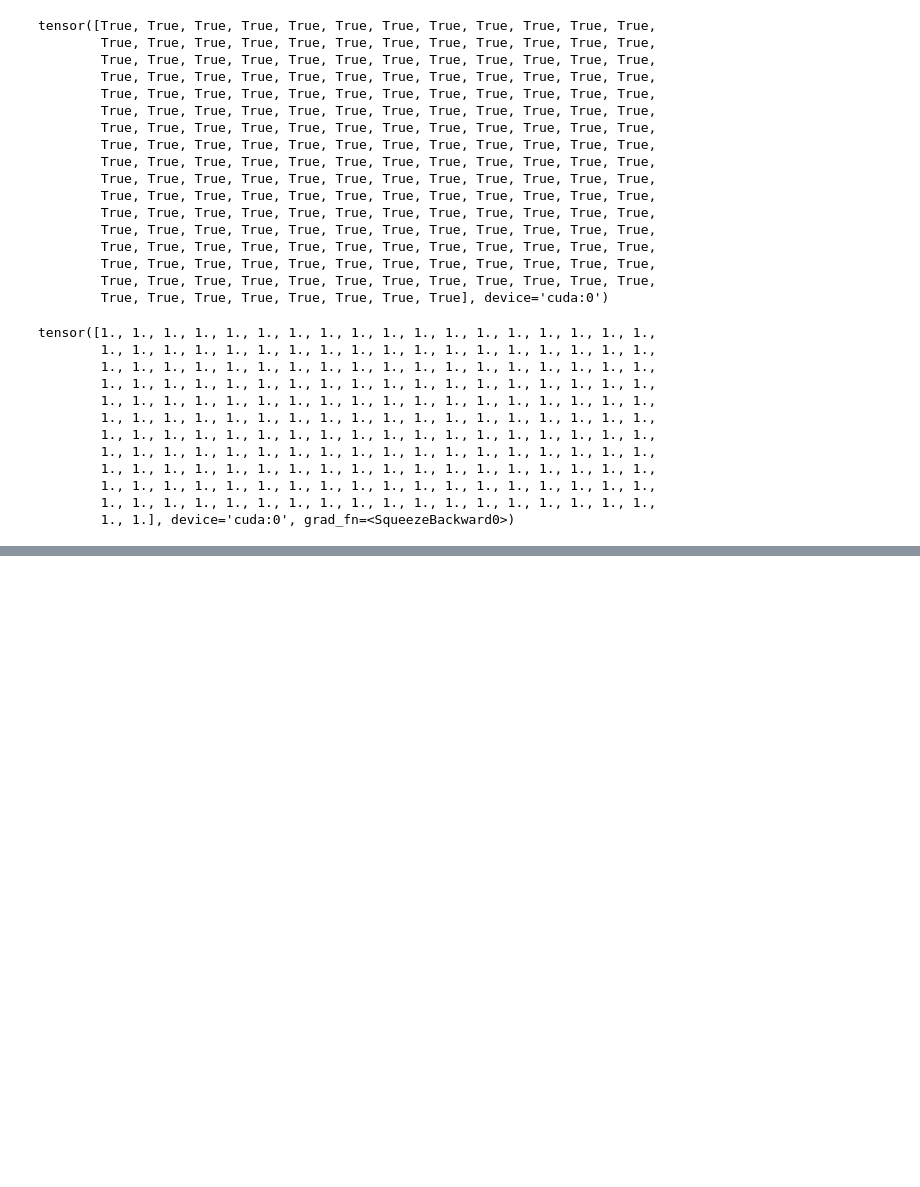
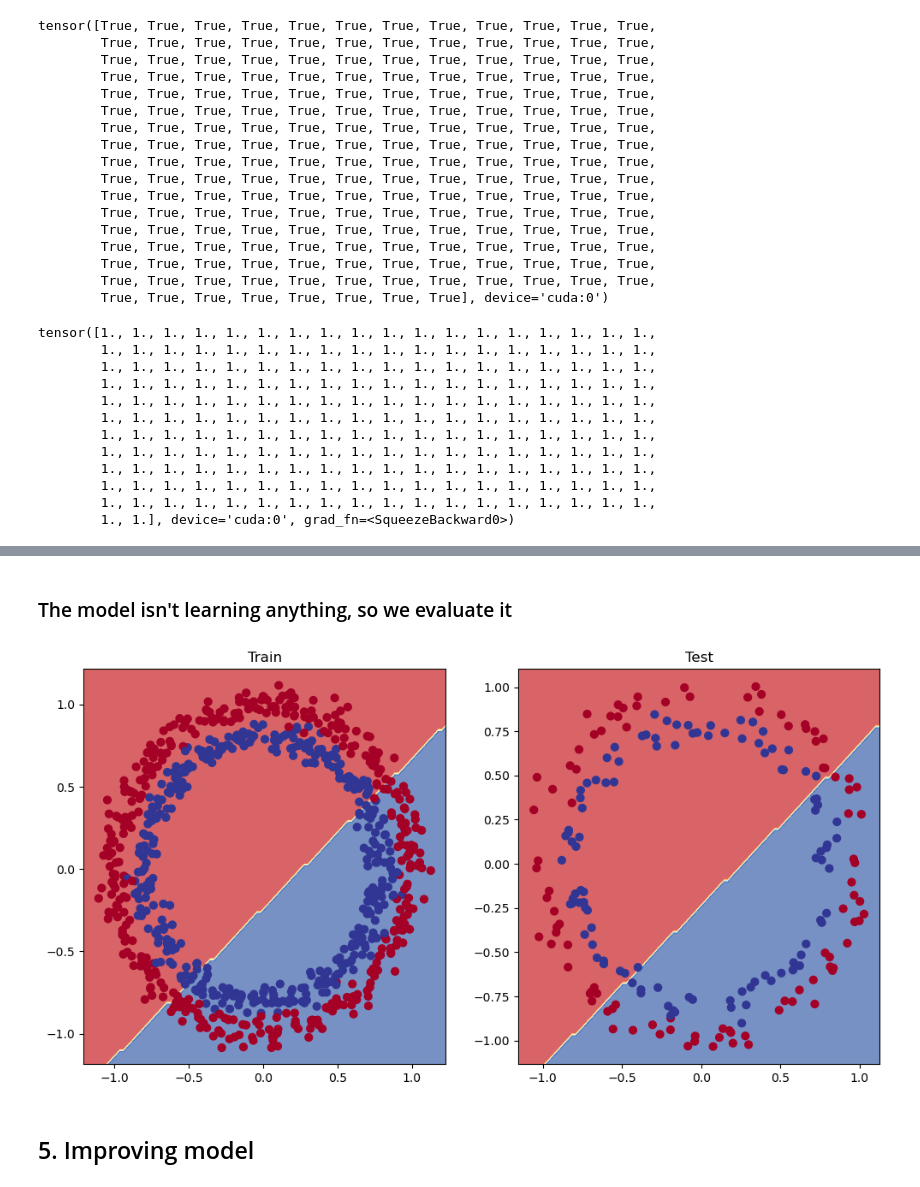
Before and after one commit to dawn-cmd/PytorchLearning, a Jupyter notebook: 02_pytorch_classification.ipynb, the cells around one changed output, grey strips where cells are left out. Drawn from its saved outputs; the diff is of its cells as text; code cells hidden in the pictures; blank space fills up the shorter version.

```diff
--- a/02_pytorch_classification.ipynb
+++ b/02_pytorch_classification.ipynb
@@ -104,8 +104,8 @@ circle_model_v0(
 )
 # %%
 model_0 = nn.Sequential(
-    nn.Linear(in_features=2, out_features=4),
-    nn.Linear(in_features=4, out_features=1),
+    nn.Linear(in_features=2, out_features=5),
+    nn.Linear(in_features=5, out_features=1),
 ).to(device)
 model_0
 # %% [output]
@@ -284,0 +287,2 @@ Epoch: 1990 | Train Loss: 0.69291 | Train Acc: 51.12% | Test Loss: 0.69514 | Tes
+# %% [markdown]
+### The model isn't learning anything, so we evaluate it
@@ -284,0 +299,14 @@ Epoch: 1990 | Train Loss: 0.69291 | Train Acc: 51.12% | Test Loss: 0.69514 | Tes
+# %%
+import matplotlib.pyplot as plt
+# Plot the decision boundary for training and test sets
+plt.figure(figsize=(12, 6))
+plt.subplot(1, 2, 1)
+plt.title("Train")
+plot_decision_boundary(model_0, x_train, y_train)
+plt.subplot(1, 2, 2)
+plt.title("Test")
+plot_decision_boundary(model_0, x_test, y_test)
+# %% [output]
+[figure, added]
+# %% [markdown]
+## 5. Improving model
```
Also changed, not shown: parts of 12 cells of this notebook, 2 other files.
